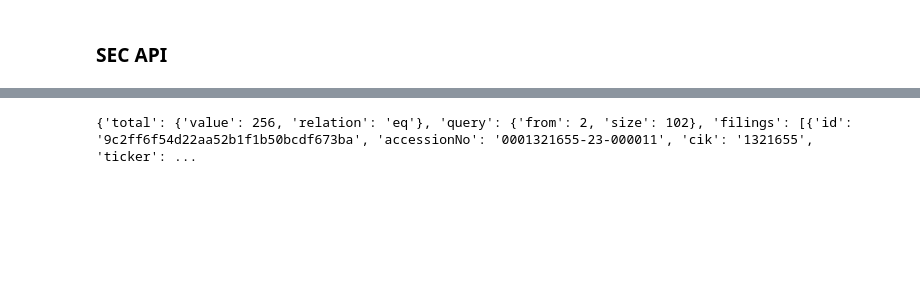
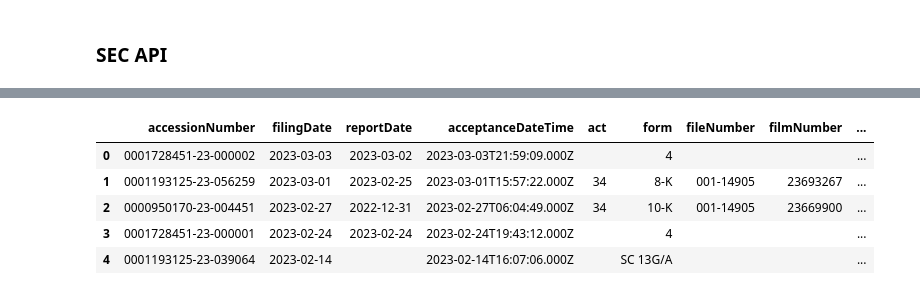
Before and after one commit to aariyur/WISDM, a Jupyter notebook: WISDM.ipynb, the cells around one changed output, grey strips where cells are left out. Cells and saved outputs as stored; diff of their text form; code cells hidden in the pictures; blank space fills up the shorter version.

```diff
--- a/WISDM.ipynb
+++ b/WISDM.ipynb
@@ -45,4 +128,14 @@ filings = query_api.get_filings(query)
+# %%
+allForms.head()
+# %% [output]
+|  | accessionNumber | filingDate | reportDate | acceptanceDateTime | act | form | fileNumber | filmNumber | ... |
+| 0 | 0001728451-23-000002 | 2023-03-03 | 2023-03-02 | 2023-03-03T21:59:09.000Z |  | 4 |  |  | ... |
+| 1 | 0001193125-23-056259 | 2023-03-01 | 2023-02-25 | 2023-03-01T15:57:22.000Z | 34 | 8-K | 001-14905 | 23693267 | ... |
+| 2 | 0000950170-23-004451 | 2023-02-27 | 2022-12-31 | 2023-02-27T06:04:49.000Z | 34 | 10-K | 001-14905 | 23669900 | ... |
+| 3 | 0001728451-23-000001 | 2023-02-24 | 2023-02-24 | 2023-02-24T19:43:12.000Z |  | 4 |  |  | ... |
+| 4 | 0001193125-23-039064 | 2023-02-14 |  | 2023-02-14T16:07:06.000Z |  | SC 13G/A |  |  | ... |
 # %%
-print(filings)
+companyFacts = requests.get(
+    f'https://data.sec.gov/api/xbrl/companyfacts/CIK{cik}.json',
+    headers=headers
+    )
-# %% [output]
-{'total': {'value': 256, 'relation': 'eq'}, 'query': {'from': 2, 'size': 102}, 'filings': [{'id': '9c2ff6f54d22aa52b1f1b50bcdf673ba', 'accessionNo': '0001321655-23-000011', 'cik': '1321655', 'ticker': ...
```
Also changed, not shown: parts of 20 cells of this notebook, 2 other files.
